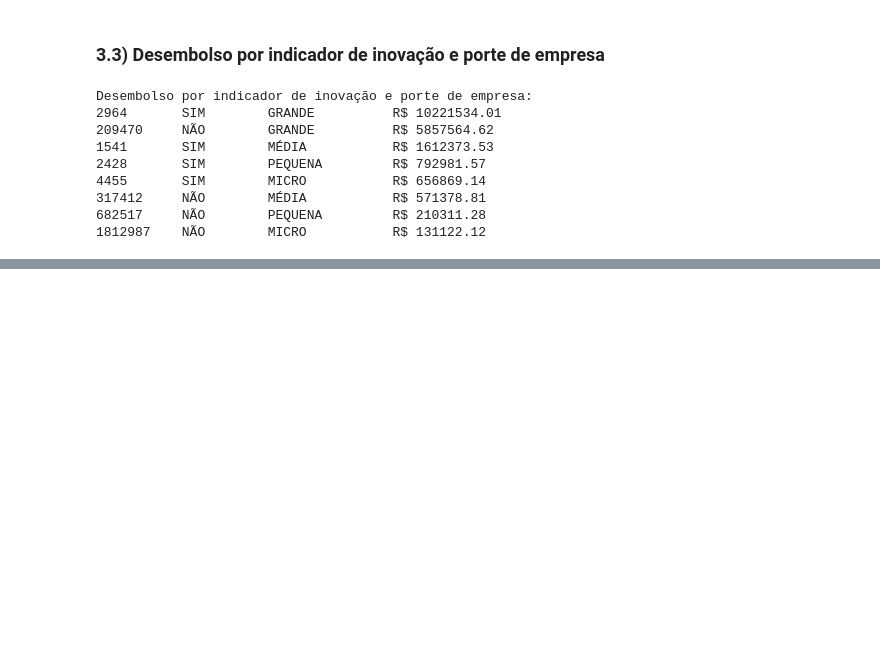
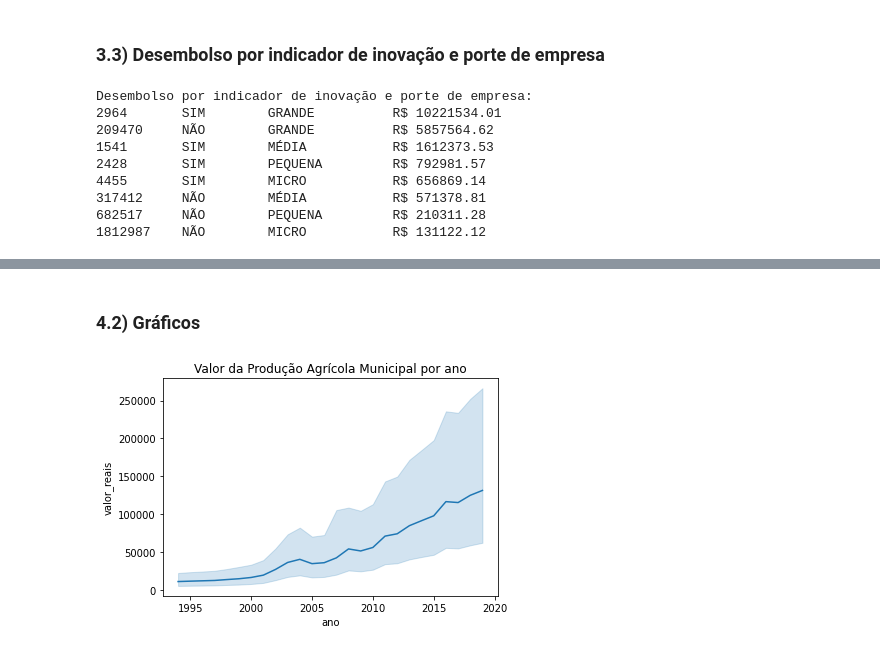
Before and after one commit to EricaFer/BNDES, a Jupyter notebook: Analysis/Analysis_1/analysis_1.ipynb, the cells around one changed output, grey strips where cells are left out. Saved outputs shown, nothing was run; the diff lists cells and outputs as text; code cells hidden in the pictures; blank space fills up the shorter version.

Commit message:
feat: add PAM to analysis and plots PAM-BNDES correlation

```diff
--- a/Analysis/Analysis_1/analysis_1.ipynb
+++ b/Analysis/Analysis_1/analysis_1.ipynb
@@ -363,0 +339,3 @@ Desembolso por indicador de inovação e porte de empresa:
+# %%
+PAM = pd.read_csv("./data/PAM.zip", sep=";")
+PAM.head()
@@ -363,0 +359,2 @@ Desembolso por indicador de inovação e porte de empresa:
+# %% [markdown]
+### **4.2) Gráficos**
@@ -363,0 +363,6 @@ Desembolso por indicador de inovação e porte de empresa:
+# %%
+pam_plot = sns.lineplot(data=PAM, x="ano", y="valor_reais").set_title("Valor da Produção Agrícola Municipal por ano")
+pam_plot.get_figure().savefig("./plots/pam_plot.jpg", dpi=300, format="jpg", bbox_inches="tight")
+pam_plot;
+# %% [output]
+[figure, added]
```
Also changed, not shown: parts of 12 cells of this notebook, 5 other files.
